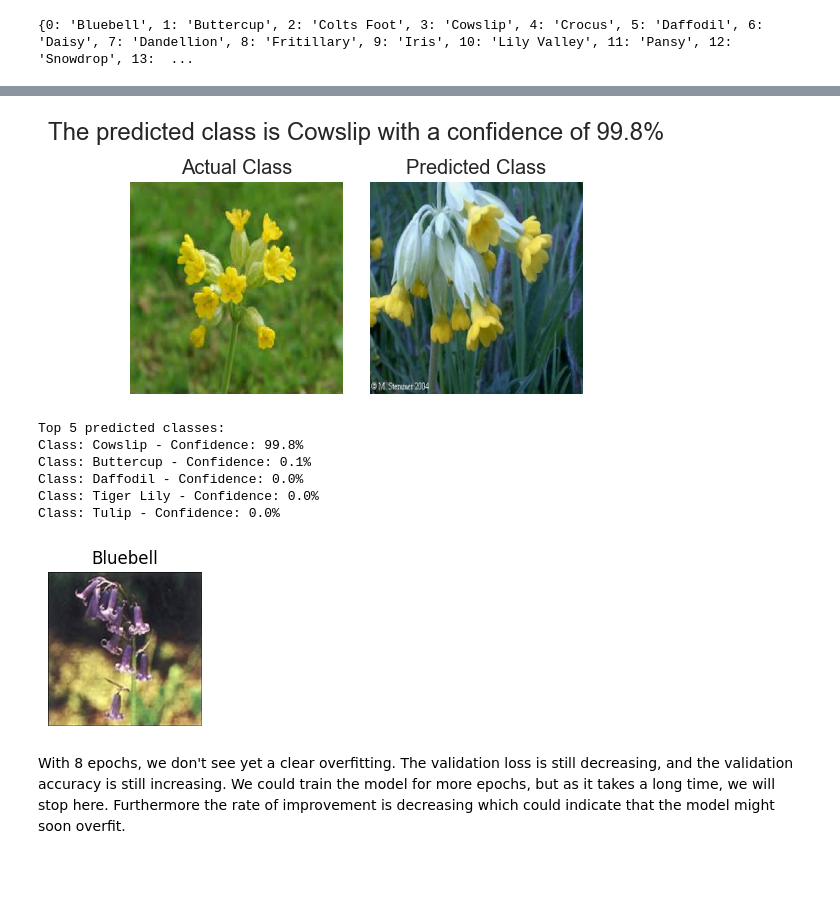
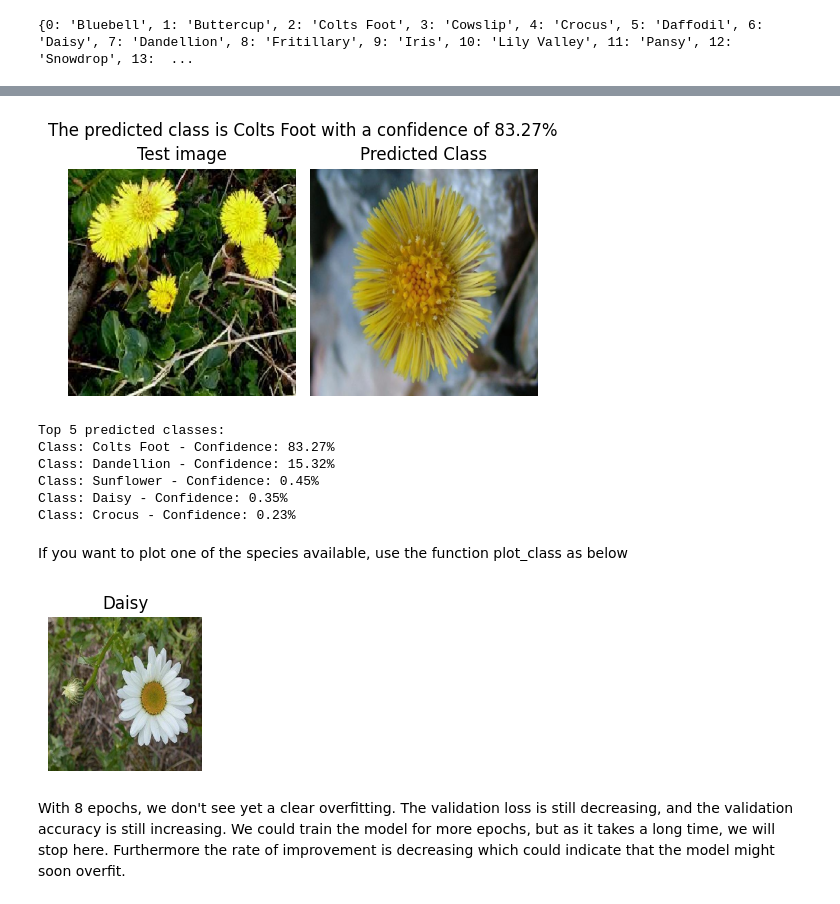
Before and after one commit to juldpnt/flower-classification-transfer-learning, a Jupyter notebook: tp_classifier.ipynb, the cells around one changed output, grey strips where cells are left out. Drawn from its saved outputs; the diff is of its cells as text; code cells hidden in the pictures; blank space fills up the shorter version.

```diff
--- a/tp_classifier.ipynb
+++ b/tp_classifier.ipynb
@@ -169,7 +173,7 @@ def predict(filename, top=1):
     # Display the predicted image
     plt.subplot(1, 2, 1)
     plt.imshow(img)
-    plt.title("Actual Class")
+    plt.title("Test image")
     plt.axis("off")
 
     # Display the first image from the predicted class
@@ -186,7 +190,7 @@ def predict(filename, top=1):
 
     # Put the title below the image
     plt.suptitle(
-        f"The predicted class is {labels[top_indices[0]]} with a confidence of {round(100 * pred[0, top_indices[0]], 1)}%"
+        f"The predicted class is {labels[top_indices[0]]} with a confidence of {round(100 * pred[0, top_indices[0]], 2)}%"
     )
     plt.tight_layout()
     plt.show()
@@ -197,7 +201,7 @@ def predict(filename, top=1):
     for i in top_indices:
         class_pred = labels[i]
         conf = pred[0, i]
-        print(f"Class: {class_pred} - Confidence: {round(100 * conf, 1)}%")
+        print(f"Class: {class_pred} - Confidence: {round(100 * conf, 2)}%")
 # %% [output]
 {0: 'Bluebell', 1: 'Buttercup', 2: 'Colts Foot', 3: 'Cowslip', 4: 'Crocus', 5: 'Daffodil', 6: 'Daisy', 7: 'Dandellion', 8: 'Fritillary', 9: 'Iris', 10: 'Lily Valley', 11: 'Pansy', 12: 'Snowdrop', 13:  ...
 # %%
@@ -226,5 +230,5 @@ import os
 test_images = os.listdir("Test/")
 img = random.choice(test_images)
 
-l = predict("Test/" + img, 5)
+predict("Test/" + img, 5)
 # %% [output]
@@ -232,14 +236,16 @@ l = predict("Test/" + img, 5)
-[figure, old version]
+[figure, new version]
 Top 5 predicted classes:
-Class: Cowslip - Confidence: 99.8%
-Class: Buttercup - Confidence: 0.1%
-Class: Daffodil - Confidence: 0.0%
-Class: Tiger Lily - Confidence: 0.0%
-Class: Tulip - Confidence: 0.0%
+Class: Colts Foot - Confidence: 83.27%
+Class: Dandellion - Confidence: 15.32%
+Class: Sunflower - Confidence: 0.45%
+Class: Daisy - Confidence: 0.35%
+Class: Crocus - Confidence: 0.23%
+# %% [markdown]
+If you want to plot one of the species available, use the function plot_class as below
 # %%
-plot_class("Bluebell")
+plot_class("Daisy")
 # %% [output]
-[figure, old version]
+[figure, new version]
 # %%
 def plot_history_metrics(history):
     """
```
Also changed, not shown: parts of 7 cells of this notebook, 1 other file.
